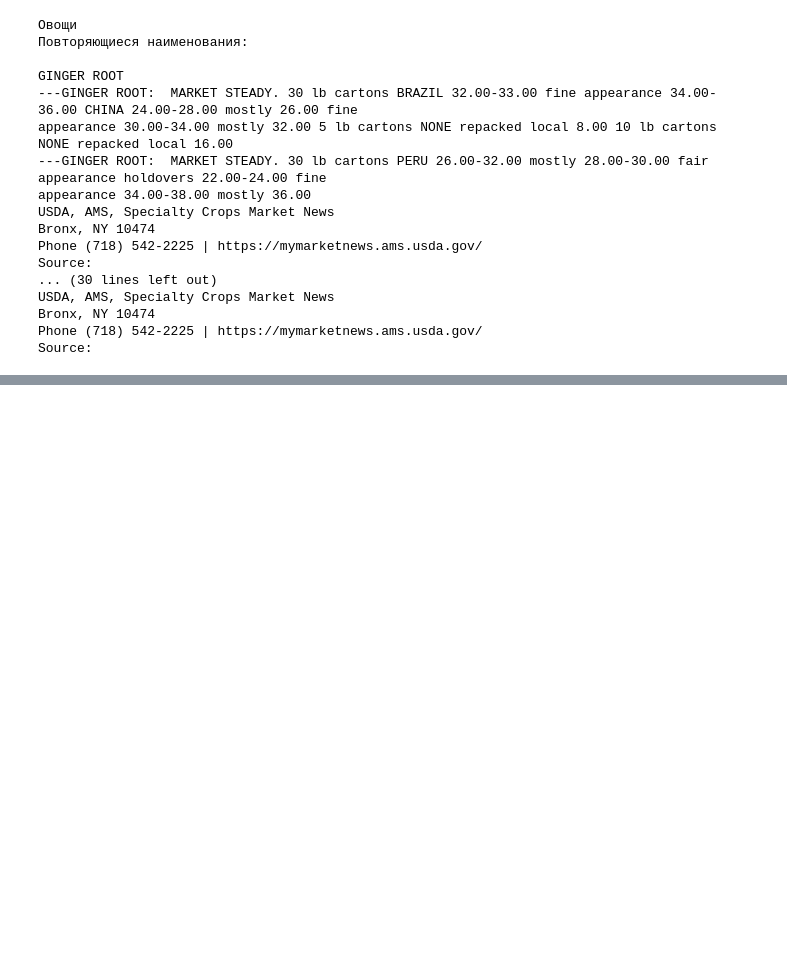
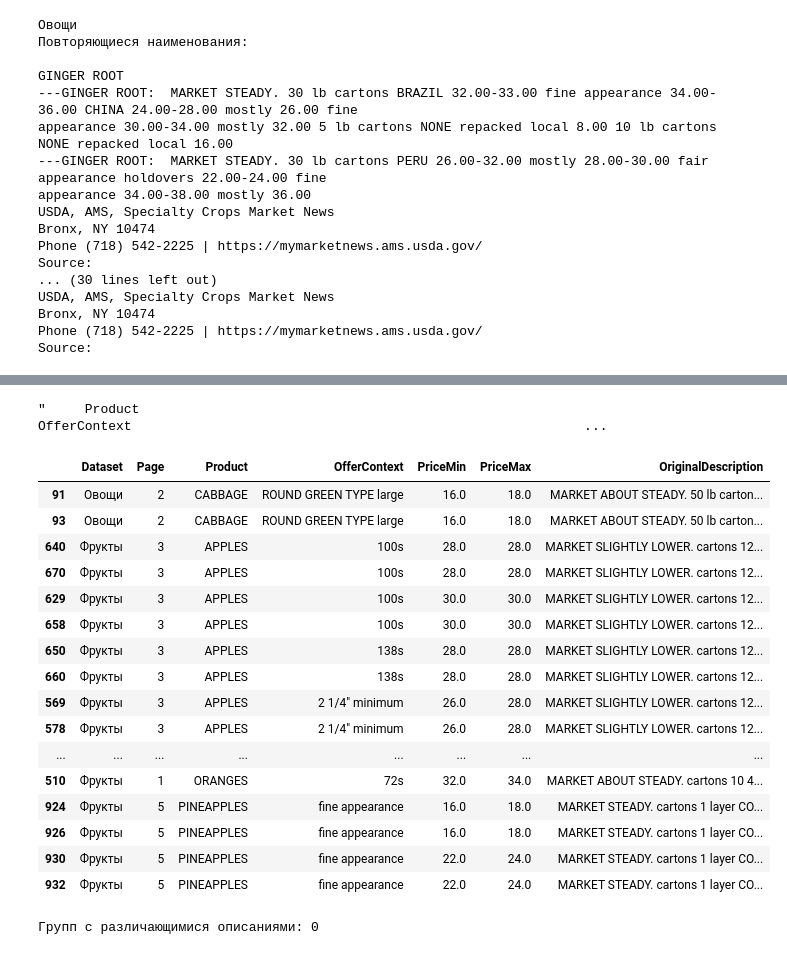
Before and after one commit to sardq/methods-optimizathion-restaurant, a Jupyter notebook: fruifs_vegetables_sales.ipynb, the cells around one changed output, grey strips where cells are left out. Saved outputs shown, nothing was run; the diff lists cells and outputs as text; code cells hidden in the pictures; blank space fills up the shorter version.

```diff
--- a/fruifs_vegetables_sales.ipynb
+++ b/fruifs_vegetables_sales.ipynb
@@ -277,0 +1064,27 @@ Source:
+# %%
+# Исключаем столбцы со списками и словарями
+duplicate_columns = [
+    col for col in df_market_prices.columns
+    if col != "AllWeights"
+]
+
+# Полные дубликаты по остальным столбцам
+print(
+    "Полных дубликатов:",
+    df_market_prices.duplicated(subset=duplicate_columns).sum()
+)
+
+# Дубликаты по ключевым характеристикам
+key_columns = [
+    "Dataset",
+    "ReportDate",
+    "Product",
+    "OfferContext",
+    "PriceMin",
+    "PriceMax"
+]
+
+print(
+    "Дубликатов по ключевым характеристикам:",
+    df_market_prices.duplicated(subset=key_columns).sum()
+)
@@ -277,0 +1302,50 @@ Source:
+# %%
+df_market_prices.loc[
+    [443, 964],
+    ["Product", "OfferContext", "OriginalDescription", "AllWeights"]
+].to_string(index=False)
+# %% [output]
+"     Product                                                                                                                      OfferContext                                                          ...
+# %%
+duplicates = df_market_prices[
+    df_market_prices.duplicated(
+        subset=key_columns,
+        keep=False
+    )
+].sort_values(key_columns)
+
+duplicates[
+    [
+        "Dataset", "Page", "Product",
+        "OfferContext", "PriceMin", "PriceMax",
+        "OriginalDescription"
+    ]
+]
+# %% [output]
+|  | Dataset | Page | Product | OfferContext | PriceMin | PriceMax | OriginalDescription |
+| 91 | Овощи | 2 | CABBAGE | ROUND GREEN TYPE large | 16.0 | 18.0 | MARKET ABOUT STEADY. 50 lb carton... |
+| 93 | Овощи | 2 | CABBAGE | ROUND GREEN TYPE large | 16.0 | 18.0 | MARKET ABOUT STEADY. 50 lb carton... |
+| 640 | Фрукты | 3 | APPLES | 100s | 28.0 | 28.0 | MARKET SLIGHTLY LOWER. cartons 12... |
+| 670 | Фрукты | 3 | APPLES | 100s | 28.0 | 28.0 | MARKET SLIGHTLY LOWER. cartons 12... |
+| 629 | Фрукты | 3 | APPLES | 100s | 30.0 | 30.0 | MARKET SLIGHTLY LOWER. cartons 12... |
+| 658 | Фрукты | 3 | APPLES | 100s | 30.0 | 30.0 | MARKET SLIGHTLY LOWER. cartons 12... |
+| 650 | Фрукты | 3 | APPLES | 138s | 28.0 | 28.0 | MARKET SLIGHTLY LOWER. cartons 12... |
+| 660 | Фрукты | 3 | APPLES | 138s | 28.0 | 28.0 | MARKET SLIGHTLY LOWER. cartons 12... |
+| 569 | Фрукты | 3 | APPLES | 2 1/4" minimum | 26.0 | 28.0 | MARKET SLIGHTLY LOWER. cartons 12... |
+| 578 | Фрукты | 3 | APPLES | 2 1/4" minimum | 26.0 | 28.0 | MARKET SLIGHTLY LOWER. cartons 12... |
+| ... | ... | ... | ... | ... | ... | ... | ... |
+| 510 | Фрукты | 1 | ORANGES | 72s | 32.0 | 34.0 | MARKET ABOUT STEADY. cartons 10 4... |
+| 924 | Фрукты | 5 | PINEAPPLES | fine appearance | 16.0 | 18.0 | MARKET STEADY. cartons 1 layer CO... |
+| 926 | Фрукты | 5 | PINEAPPLES | fine appearance | 16.0 | 18.0 | MARKET STEADY. cartons 1 layer CO... |
+| 930 | Фрукты | 5 | PINEAPPLES | fine appearance | 22.0 | 24.0 | MARKET STEADY. cartons 1 layer CO... |
+| 932 | Фрукты | 5 | PINEAPPLES | fine appearance | 22.0 | 24.0 | MARKET STEADY. cartons 1 layer CO... |
+# %%
+duplicate_groups = (
+    duplicates
+    .groupby(key_columns, dropna=False)["OriginalDescription"]
+    .nunique()
+)
+
+print("Групп с различающимися описаниями:", (duplicate_groups > 1).sum())
+# %% [output]
+Групп с различающимися описаниями: 0
```
Also changed, not shown: parts of 32 cells of this notebook, 24 other files.
